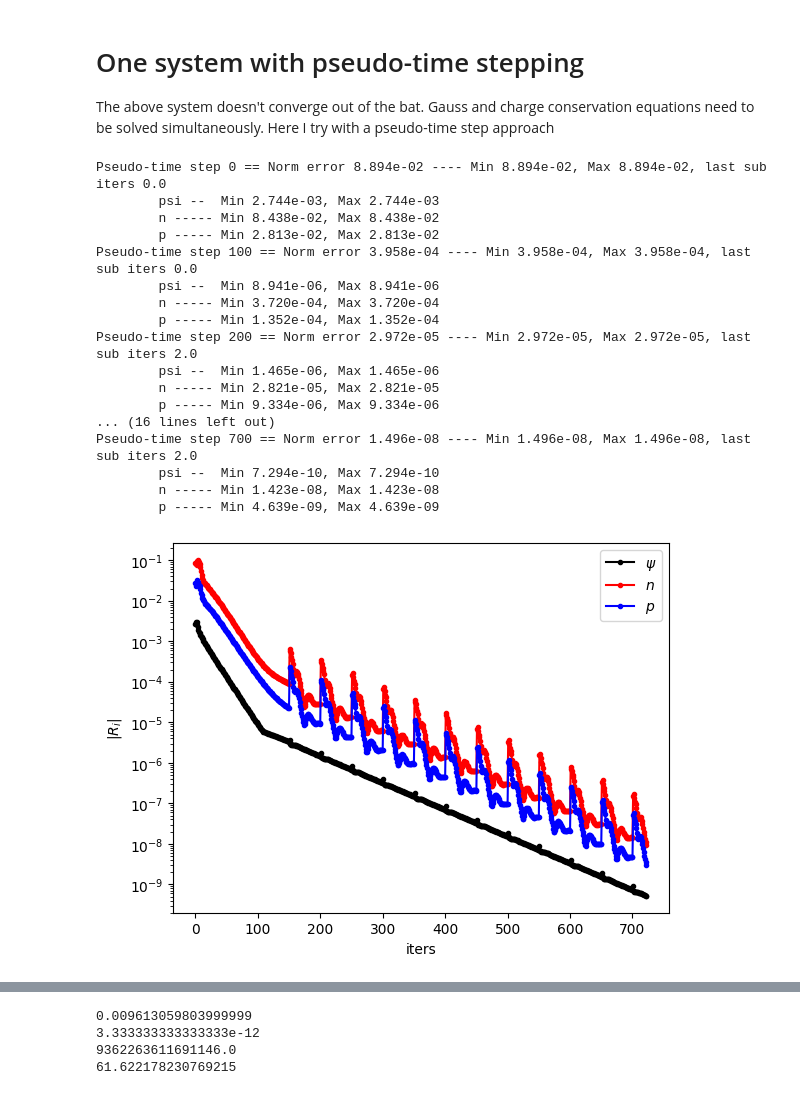
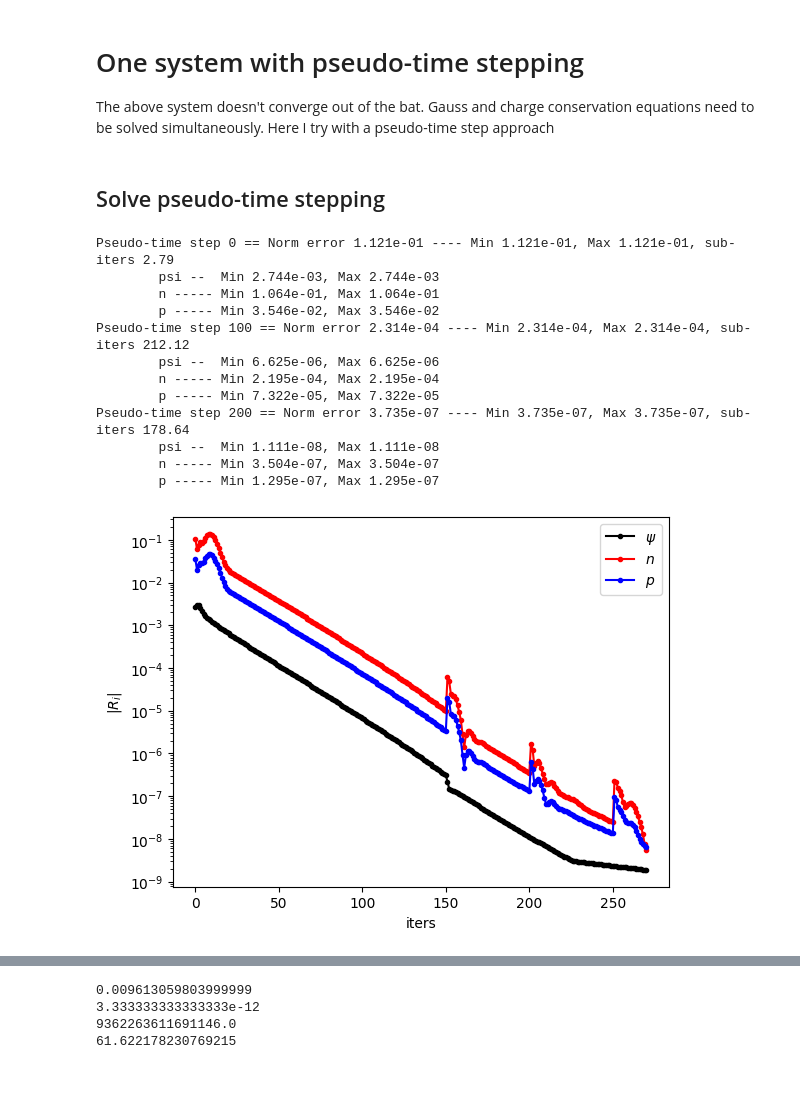
Before and after one commit to marc-flex/charge_notebooks, a Jupyter notebook: 1D_numerics_comparison.ipynb, the cells around one changed output, grey strips where cells are left out. Saved outputs shown, nothing was run; the diff lists cells and outputs as text; code cells hidden in the pictures.

```diff
--- a/1D_numerics_comparison.ipynb
+++ b/1D_numerics_comparison.ipynb
@@ -84,8 +84,11 @@ def plus_minus_indeces(i):
     im1 = i - 1
     if i == N - 1:
         ip1 = 0
+        # since I'm including both ends in the
+        ip1 = 1
     if i == 0:
         im1 = N - 1
+        im1 = N - 2
     return ip1, im1
 
 def compute_jacobian(J, U, T, is_log = False, modified_jac = False, forcing = False):
@@ -760,7 +763,7 @@ def solve_pseudo_time(CFL_max = 10, err_max = 1e-9, Nmax = 5000, use_logs = Fals
             M[2*N+i, 2*N+i] = dx/dt* 2*mu_p*vt0_bar*T[0]/dx*np.abs(B(x)+B(-x))
 
 
-            if n> 100 and n % 50 == 0:
+            if n > 100 and n % 50 == 0:
                 # M[i,i] = dx * 4*eps0*Er/dx  /max(dt, dt / (np.abs(rhs[i]) + 0*1e-3))
                 M[N+i, N+i] = dx * 2*mu_n*vt0_bar*T[0]/dx*np.abs(B(x)+B(-x)) /max(dt, dt / (np.abs(rhs[N+i]) + 0*1e-3))
                 M[2*N+i, 2*N+i] = dx* 2*mu_p*vt0_bar*T[0]/dx*np.abs(B(x)+B(-x)) /max(dt, dt / (np.abs(rhs[2*N+i]) + 0*1e-3))
@@ -773,8 +776,8 @@ def solve_pseudo_time(CFL_max = 10, err_max = 1e-9, Nmax = 5000, use_logs = Fals
         rhs = S
         rhs = compute_jacobian_u(rhs, U, T, is_log=use_logs)
 
-        # dU, sub_iters = solve_jacobi(A, rhs, dU, relaxation = 0.35, verbose=False, max_iters=100, err_max = err_max / 10)
-        dU, sub_iters = gmres(A, rhs, rtol=1e-15, maxiter=100)
+        dU, sub_iters = solve_jacobi(A, rhs, dU, relaxation = 0.4, verbose=False, max_iters=500, err_max = 1e-15)
+        # dU, sub_iters = gmres(A, rhs, rtol=1e-15, maxiter=20)
         dU[0] = 0
 
         err = np.linalg.norm(rhs)
@@ -794,7 +797,7 @@ def solve_pseudo_time(CFL_max = 10, err_max = 1e-9, Nmax = 5000, use_logs = Fals
             dphi = np.mean(np.abs(rhs[2:N-2]))
             dn = np.linalg.norm(rhs[N:2*N])
             dp = np.linalg.norm(rhs[2*N:3*N])
-            print(f"Pseudo-time step {n} == Norm error {err:0.3e} ---- Min {np.min(np.abs(err)):0.3e}, Max {np.max(np.abs(err)):0.3e}, last sub iters {total_jacobi_subiters/100}")
+            print(f"Pseudo-time step {n} == Norm error {err:0.3e} ---- Min {np.min(np.abs(err)):0.3e}, Max {np.max(np.abs(err)):0.3e}, sub-iters {total_jacobi_subiters/100}")
             print(f"\tpsi --  Min {np.min(np.abs(dphi)):0.3e}, Max {np.max(np.abs(dphi)):0.3e}")
             print(f"\tn ----- Min {np.min(np.abs(dn)):0.3e}, Max {np.max(np.abs(dn)):0.3e}")
             print(f"\tp ----- Min {np.min(np.abs(dp)):0.3e}, Max {np.max(np.abs(dp)):0.3e}")
@@ -809,30 +812,27 @@ def solve_pseudo_time(CFL_max = 10, err_max = 1e-9, Nmax = 5000, use_logs = Fals
     # print convergence history
     plot_hist()
     return U
+# %% [markdown]
+## Solve pseudo-time stepping
 # %%
 pt_time = time.time()
 # U_pt = solve_pseudo_time(err_max=1e-10, CFL_max=10, Nmax=10000, use_logs=False)
-U_pt = solve_pseudo_time(err_max=1e-8, CFL_max=10, Nmax=2000, use_logs=False)
+U_pt = solve_pseudo_time(err_max=1e-8, CFL_max=10, Nmax=1500, use_logs=False)
 pt_time = time.time() - pt_time
 # %% [output]
-Pseudo-time step 0 == Norm error 8.894e-02 ---- Min 8.894e-02, Max 8.894e-02, last sub iters 0.0
+Pseudo-time step 0 == Norm error 1.121e-01 ---- Min 1.121e-01, Max 1.121e-01, sub-iters 2.79
         psi --  Min 2.744e-03, Max 2.744e-03
-        n ----- Min 8.438e-02, Max 8.438e-02
-        p ----- Min 2.813e-02, Max 2.813e-02
-Pseudo-time step 100 == Norm error 3.958e-04 ---- Min 3.958e-04, Max 3.958e-04, last sub iters 0.0
-        psi --  Min 8.941e-06, Max 8.941e-06
-        n ----- Min 3.720e-04, Max 3.720e-04
-        p ----- Min 1.352e-04, Max 1.352e-04
-Pseudo-time step 200 == Norm error 2.972e-05 ---- Min 2.972e-05, Max 2.972e-05, last sub iters 2.0
-        psi --  Min 1.465e-06, Max 1.465e-06
-        n ----- Min 2.821e-05, Max 2.821e-05
-        p ----- Min 9.334e-06, Max 9.334e-06
-... (16 lines left out)
-Pseudo-time step 700 == Norm error 1.496e-08 ---- Min 1.496e-08, Max 1.496e-08, last sub iters 2.0
-        psi --  Min 7.294e-10, Max 7.294e-10
-        n ----- Min 1.423e-08, Max 1.423e-08
-        p ----- Min 4.639e-09, Max 4.639e-09
+        n ----- Min 1.064e-01, Max 1.064e-01
+        p ----- Min 3.546e-02, Max 3.546e-02
+Pseudo-time step 100 == Norm error 2.314e-04 ---- Min 2.314e-04, Max 2.314e-04, sub-iters 212.12
+        psi --  Min 6.625e-06, Max 6.625e-06
+        n ----- Min 2.195e-04, Max 2.195e-04
+        p ----- Min 7.322e-05, Max 7.322e-05
+Pseudo-time step 200 == Norm error 3.735e-07 ---- Min 3.735e-07, Max 3.735e-07, sub-iters 178.64
+        psi --  Min 1.111e-08, Max 1.111e-08
+        n ----- Min 3.504e-07, Max 3.504e-07
+        p ----- Min 1.295e-07, Max 1.295e-07
-[figure, old version]
+[figure, new version]
 # %%
 print(f"Jacobi time {jac_time}")
 print(f"Pseudo time step time {pt_time}")
```
Also changed, not shown: parts of 20 cells of this notebook.
